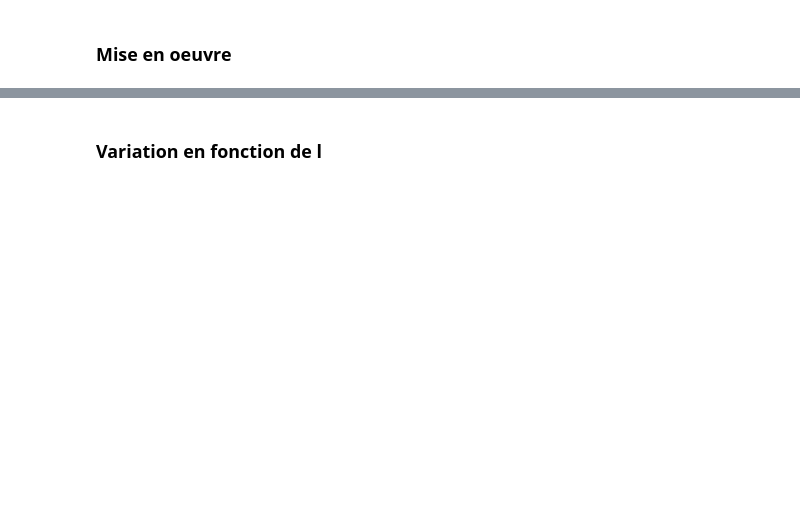
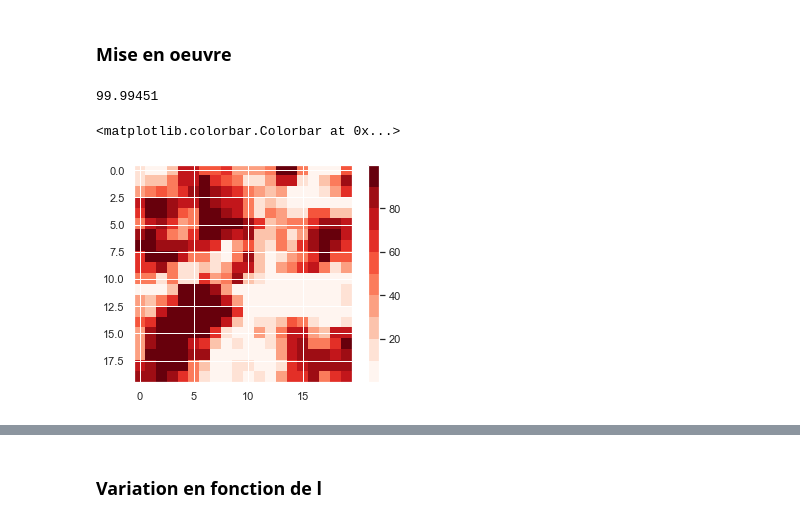
Before and after one commit to fsemecurbe/MMTMSS, a Jupyter notebook: Analysis.ipynb, the cells around one changed output, grey strips where cells are left out. Saved outputs shown, nothing was run; the diff lists cells and outputs as text; code cells hidden in the pictures; blank space fills up the shorter version.

```diff
--- a/Analysis.ipynb
+++ b/Analysis.ipynb
@@ -45,0 +50,4 @@ frac = jfrac[8]
+# %%
+np.max(frac[:,:,1]/(frac[:,:,0]+frac[:,:,1])*100)
+# %% [output]
+99.99451
@@ -45,0 +56,8 @@ frac = jfrac[8]
+# %%
+cmap = matplotlib.cm.get_cmap('Reds', 10)
+fracd = downsizing_sum(frac,(16,16,1))
+plt.imshow(fracd[:,:,1]/(fracd[:,:,0]+fracd[:,:,1])*100, cmap=cmap)
+plt.colorbar()
+# %% [output]
+<matplotlib.colorbar.Colorbar at 0x...>
+[figure, added]
```
Also changed, not shown: parts of 22 cells of this notebook, 2 other files.
